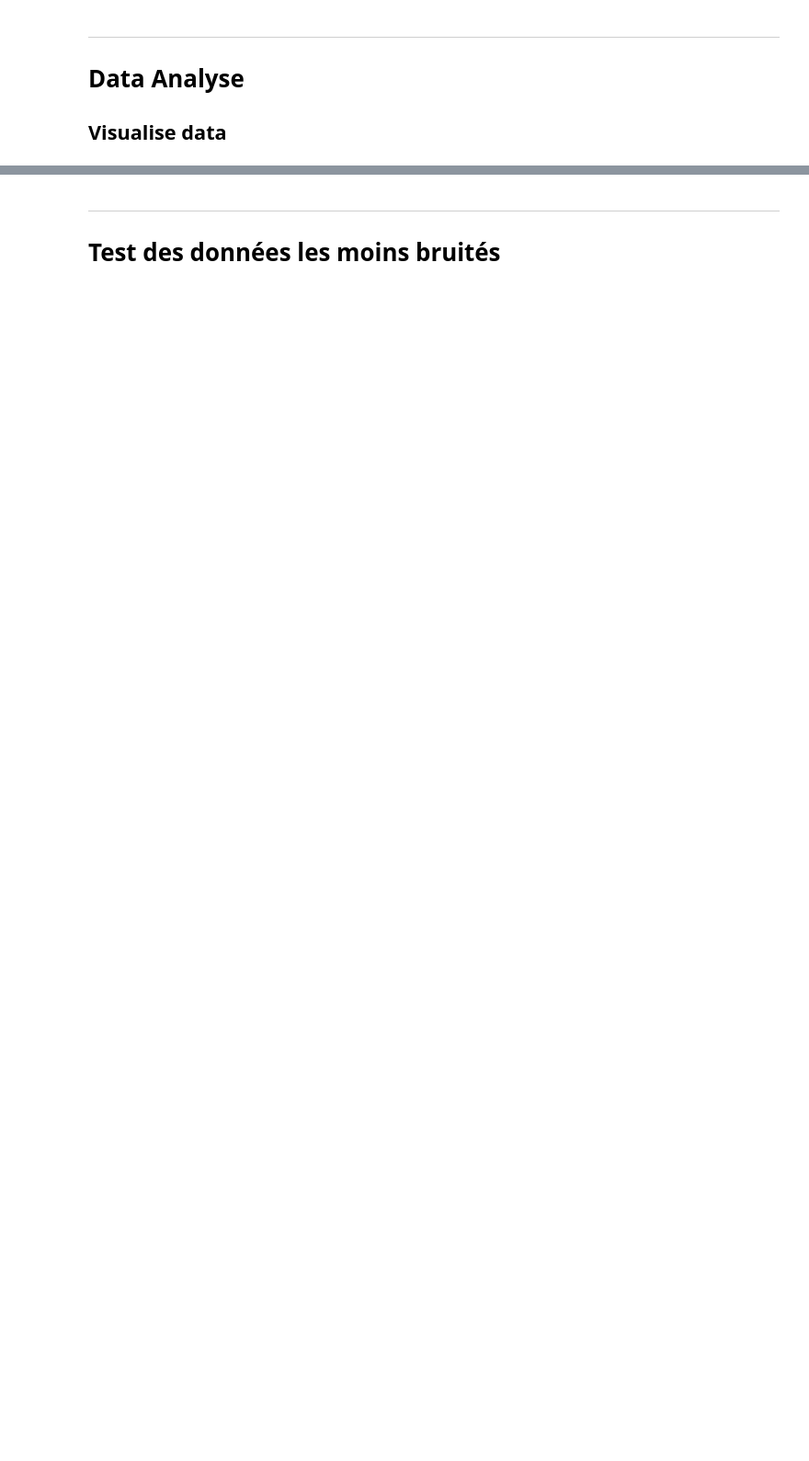
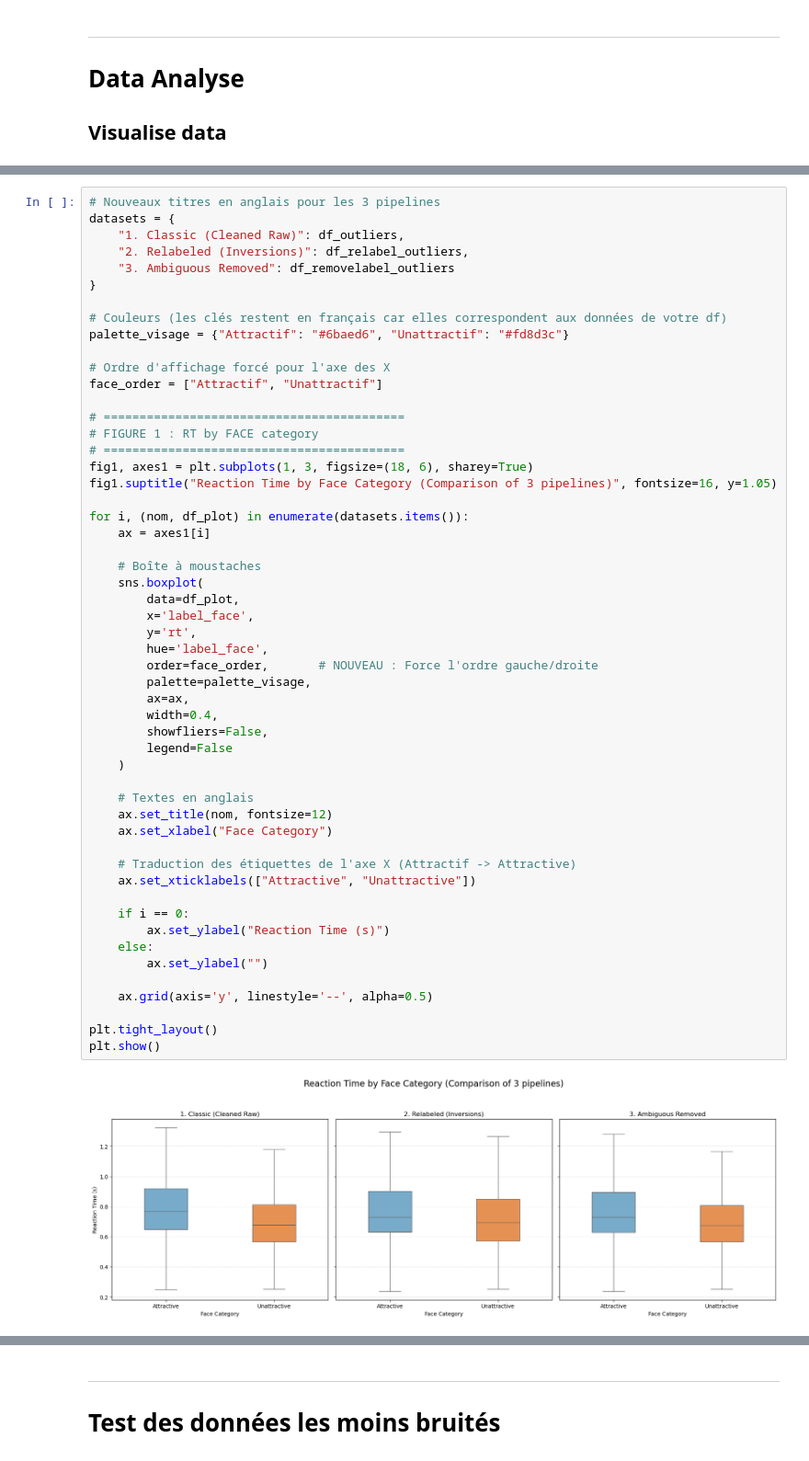
Before and after one commit to Coumess/Lab_Project_Experiment, a Jupyter notebook: extract_data.ipynb, the cells around one changed output, grey strips where cells are left out. Shown at 92% size. Saved outputs shown, nothing was run; the diff lists cells and outputs as text; blank space fills up the shorter version.

Commit message:
2 nouveaux parts

```diff
--- a/extract_data.ipynb
+++ b/extract_data.ipynb
@@ -276,3 +387,58 @@ plt.show()
+# %%
+# Nouveaux titres en anglais pour les 3 pipelines
+datasets = {
+    "1. Classic (Cleaned Raw)": df_outliers,
+    "2. Relabeled (Inversions)": df_relabel_outliers,
+    "3. Ambiguous Removed": df_removelabel_outliers
+}
+
+# Couleurs (les clés restent en français car elles correspondent aux données de votre df)
+palette_visage = {"Attractif": "#6baed6", "Unattractif": "#fd8d3c"}
+
+# Ordre d'affichage forcé pour l'axe des X
+face_order = ["Attractif", "Unattractif"]
+
+# ==========================================
+# FIGURE 1 : RT by FACE category
+# ==========================================
+fig1, axes1 = plt.subplots(1, 3, figsize=(18, 6), sharey=True)
+fig1.suptitle("Reaction Time by Face Category (Comparison of 3 pipelines)", fontsize=16, y=1.05)
+
+for i, (nom, df_plot) in enumerate(datasets.items()):
+    ax = axes1[i]
+
+    # Boîte à moustaches
+    sns.boxplot(
+        data=df_plot,
+        x='label_face',
+        y='rt',
+        hue='label_face',
+        order=face_order,       # NOUVEAU : Force l'ordre gauche/droite
+        palette=palette_visage,
+        ax=ax,
+        width=0.4,
+        showfliers=False,
+        legend=False
+    )
+
+    # Textes en anglais
+    ax.set_title(nom, fontsize=12)
+    ax.set_xlabel("Face Category")
+
+    # Traduction des étiquettes de l'axe X (Attractif -> Attractive)
+    ax.set_xticklabels(["Attractive", "Unattractive"])
+
+    if i == 0:
+        ax.set_ylabel("Reaction Time (s)")
+    else:
+        ax.set_ylabel("")
+
+    ax.grid(axis='y', linestyle='--', alpha=0.5)
+
+plt.tight_layout()
+plt.show()
+# %% [output]
+[figure, added]
 # %%
 # ==========================================
 # FIGURE 2 : TR selon la valence du MOT
```
Also changed, not shown: parts of 9 cells of this notebook, 2 other files.
